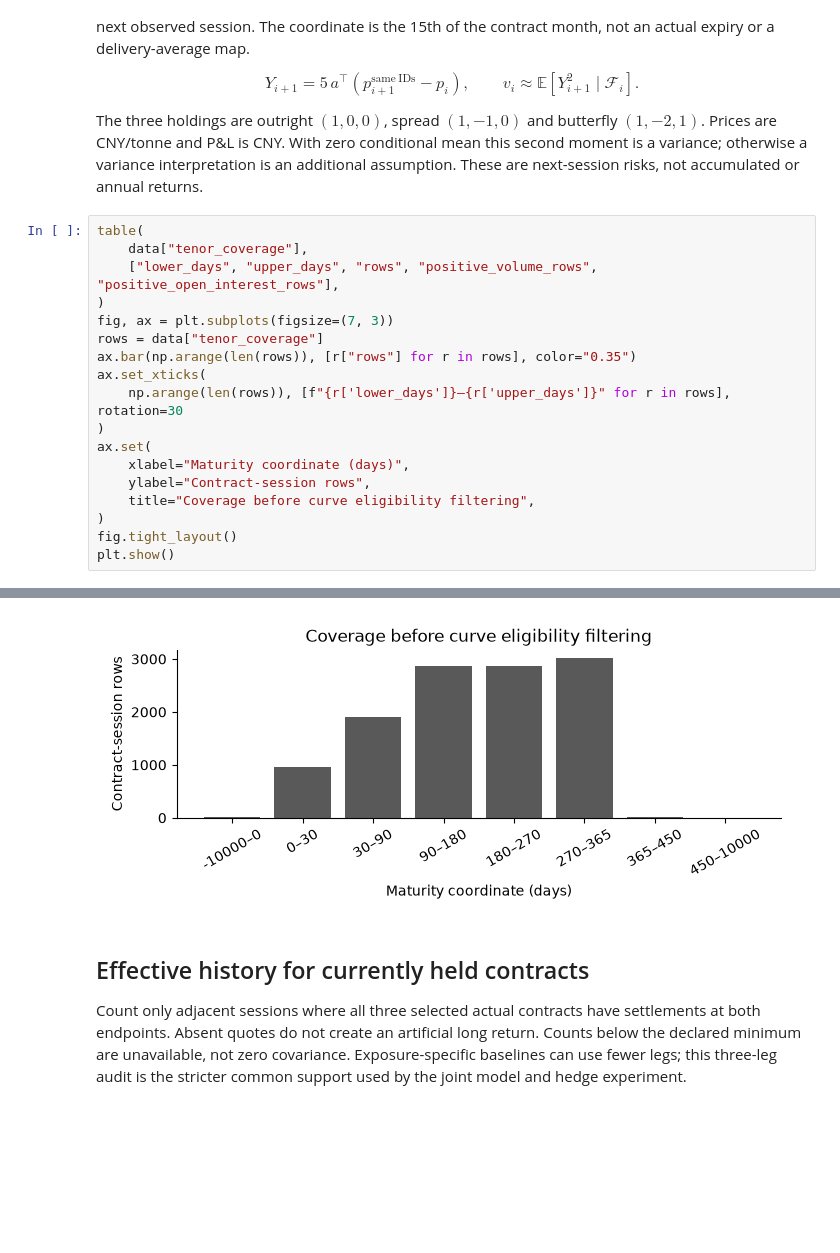
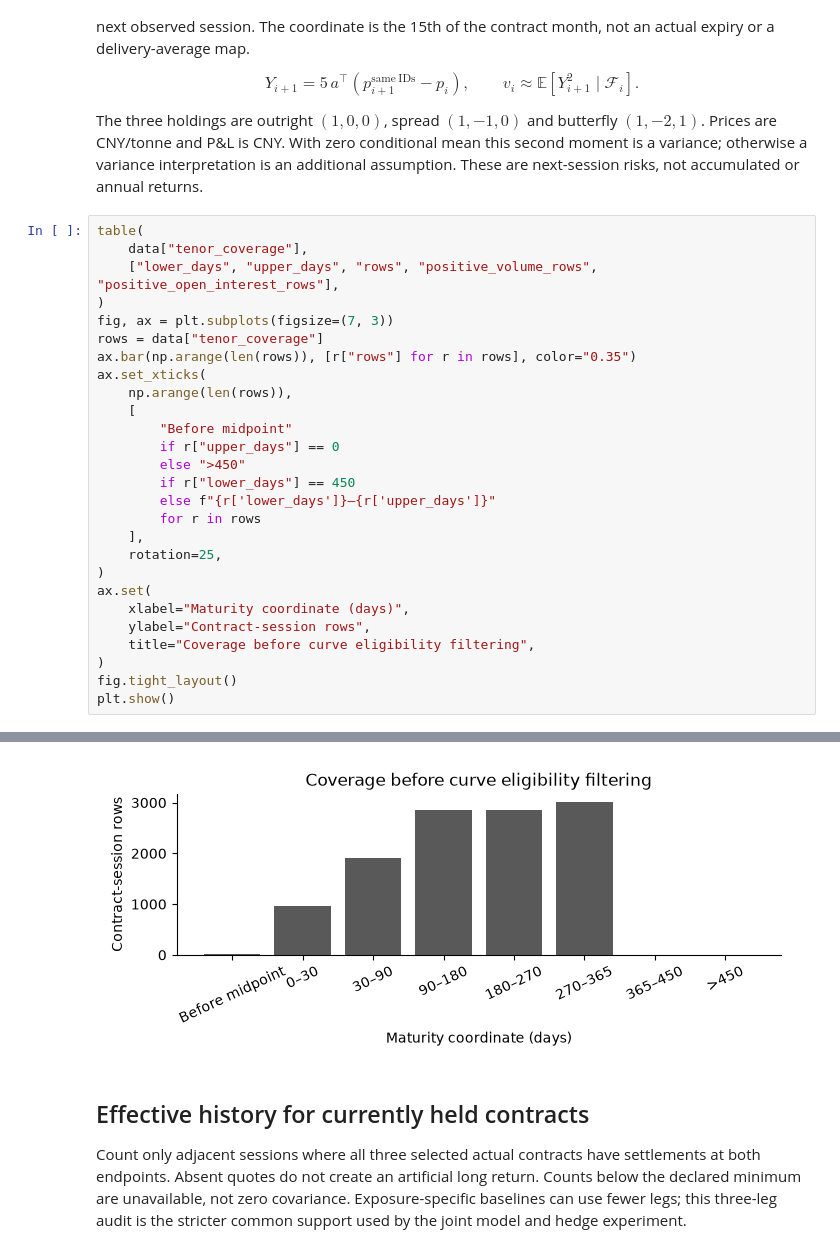
Before and after one commit to xrough/spde-covariance, a Jupyter notebook: notebooks/01_data_and_risk_targets.ipynb, the cells around one changed output, grey strips where cells are left out. Drawn from its saved outputs; the diff is of its cells as text; blank space fills up the shorter version.

```diff
--- a/notebooks/01_data_and_risk_targets.ipynb
+++ b/notebooks/01_data_and_risk_targets.ipynb
@@ -99,7 +137,16 @@ fig, ax = plt.subplots(figsize=(7, 3))
 rows = data["tenor_coverage"]
 ax.bar(np.arange(len(rows)), [r["rows"] for r in rows], color="0.35")
 ax.set_xticks(
-    np.arange(len(rows)), [f"{r['lower_days']}–{r['upper_days']}" for r in rows], rotation=30
+    np.arange(len(rows)),
+    [
+        "Before midpoint"
+        if r["upper_days"] == 0
+        else ">450"
+        if r["lower_days"] == 450
+        else f"{r['lower_days']}–{r['upper_days']}"
+        for r in rows
+    ],
+    rotation=25,
 )
 ax.set(
     xlabel="Maturity coordinate (days)",
@@ -121,4 +168,4 @@ lower_days | upper_days | rows | positive_volume_rows | positive_open_interest_r
-[figure, old version]
+[figure, new version]
 # %% [markdown]
 ## Effective history for currently held contracts
 
```
Also changed, not shown: parts of 4 cells of this notebook, 18 other files.
